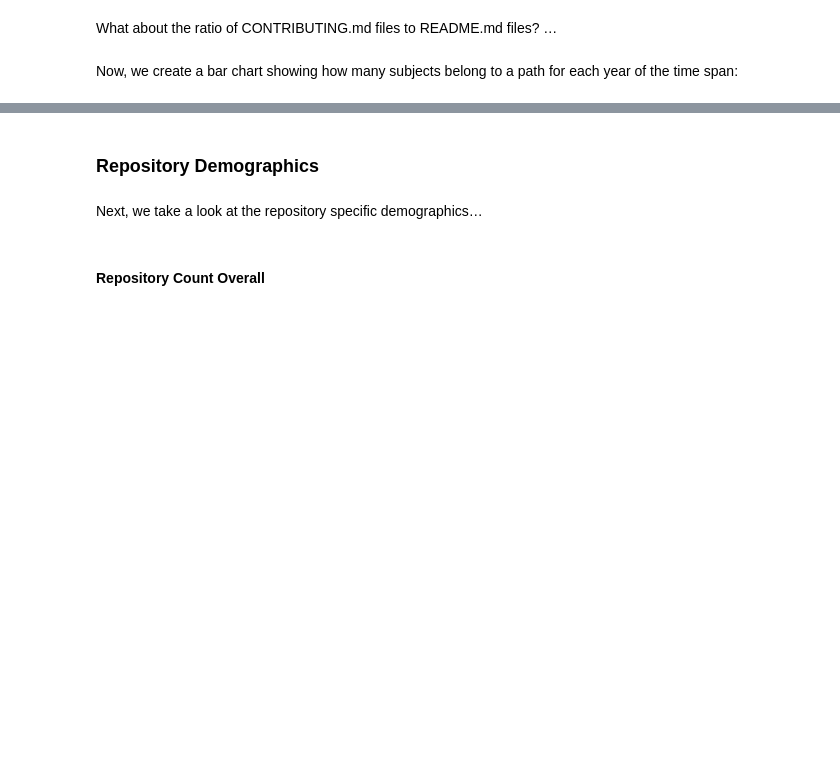
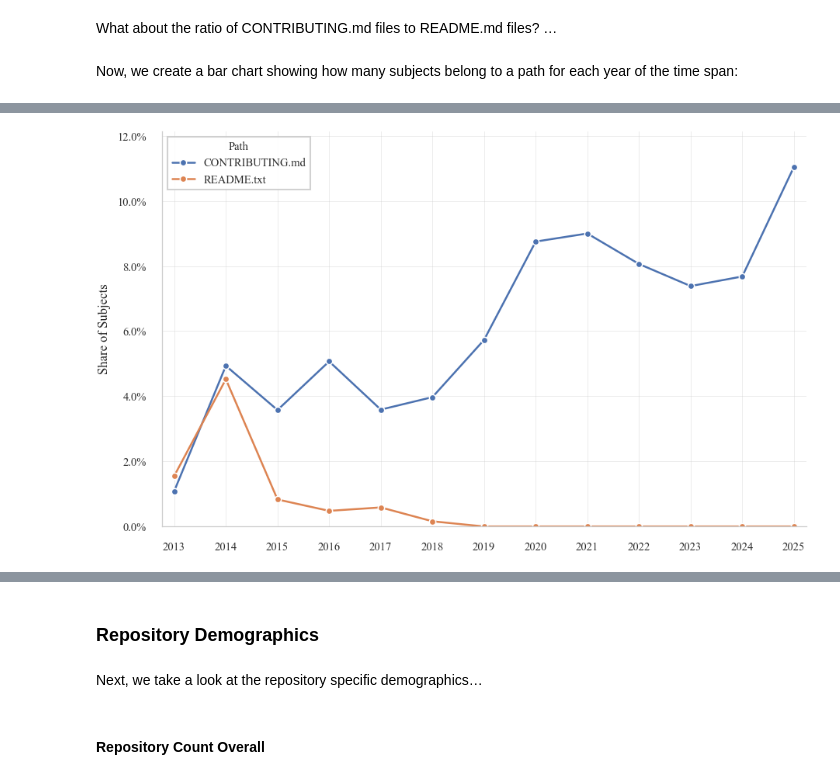
Before and after one commit to Leonard-Esser/autumn-2025-results, a Jupyter notebook: data_analysis_new.ipynb, the cells around one changed output, grey strips where cells are left out. Drawn from its saved outputs; the diff is of its cells as text; code cells hidden in the pictures; blank space fills up the shorter version.

Commit message:
Added tables and figures for LaTeX

```diff
--- a/data_analysis_new.ipynb
+++ b/data_analysis_new.ipynb
@@ -19,8 +19,23 @@ def data_dir(root: Path) -> Path:
     return root / "data"
 
 
+# for the export of tables and plots
+def output(root: Path) -> Path:
+    return data_dir(root) / "output"
+
+
 def raw_results(root: Path) -> Path:
     return data_dir(root) / "raw_results" / "raw_results.csv"
+
+
+# for the export of LaTeX tables:
+def latex_tables(root: Path) -> Path:
+    return output(root) / "latex_tables"
+
+
+# for the export of figures:
+def figures(root: Path) -> Path:
+    return output(root) / "figures"
 
 
 rr = pd.read_csv(
@@ -843,0 +1124,59 @@ plt.show()
+# %%
+results_gb_year_path = (
+    time_results
+    .groupby(["year", "path"])
+    .size()
+    .reset_index(name="count")
+)
+
+results_gb_year_path["share"] = (
+    results_gb_year_path["count"]
+    / results_gb_year_path.groupby("year")["count"].transform("sum")
+)
+
+PATHS_OF_INTEREST = ["CONTRIBUTING.md", "README.txt"]
+
+_df = (
+    results_gb_year_path[
+        results_gb_year_path["path"].isin(PATHS_OF_INTEREST)
+    ]
+    .copy()
+)
+
+_df = (
+    _df
+    .set_index(["year", "path"])
+    .unstack(fill_value=0)
+    .stack()
+    .reset_index()
+)
+
+fig, ax = plt.subplots(figsize=ieee_figsize("double"))
+
+sns.lineplot(
+    data=_df,
+    x="year",
+    y="share",
+    hue="path",
+    marker="o",
+    ax=ax
+)
+
+ax.set_xlabel("")
+ax.set_ylabel("Share of Subjects")
+
+ax.set_xticks(_df["year"].unique())
+
+from matplotlib.ticker import PercentFormatter
+ax.yaxis.set_major_formatter(PercentFormatter(1.0))
+
+ax.set_ylim(0, _df["share"].max() * 1.1)
+ax.margins(x=0.02)
+
+ax.legend(title="Path", loc="upper left")
+
+save_ieee_figure(fig, "share_contributing_readme_txt", save_pdf=True)
+
+plt.show()
+# %% [output]
+[figure, added]
```
Also changed, not shown: parts of 91 cells of this notebook.
